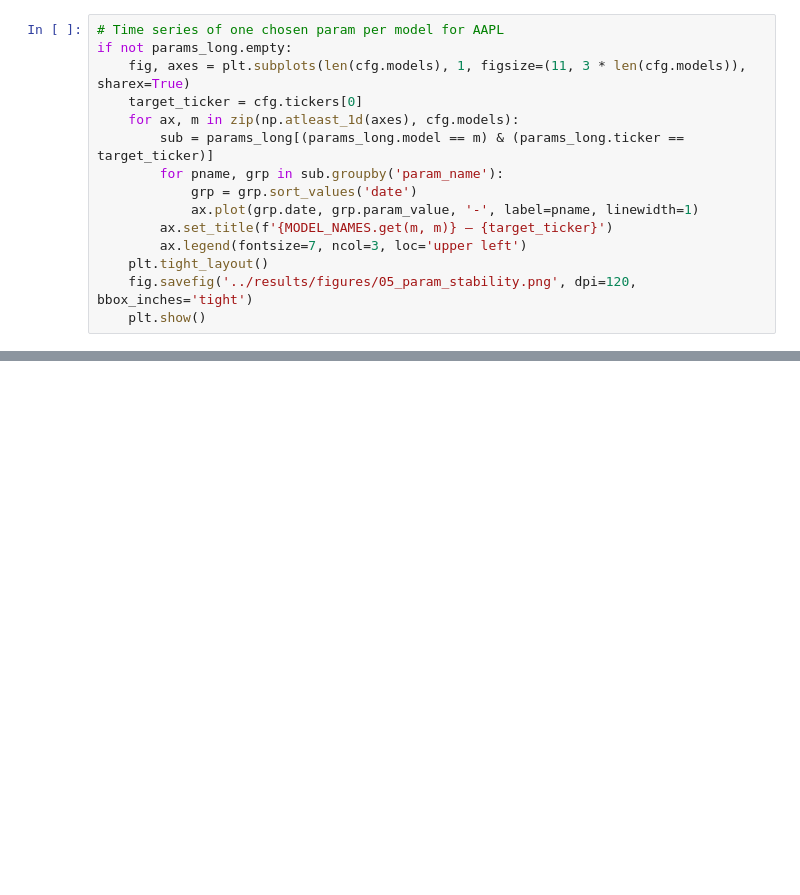
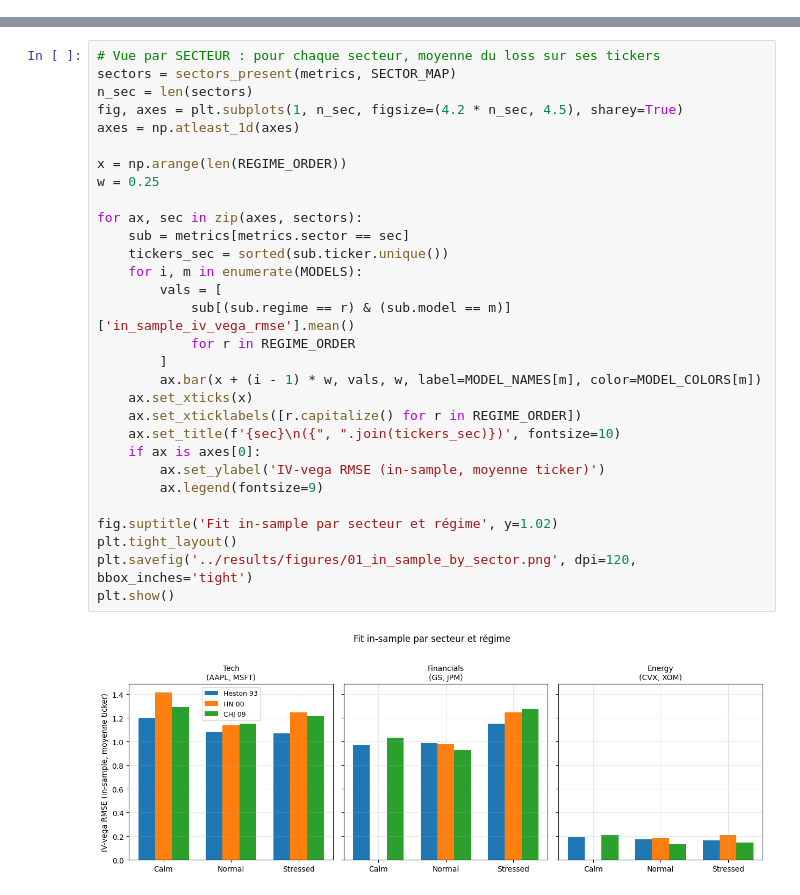
Before and after one commit to theomonredon/option_pricing_comparison_Heston93_HN00_CHJ09, a Jupyter notebook: notebooks/analysis.ipynb, the cells around one changed output, grey strips where cells are left out. Cells and saved outputs as stored; diff of their text form; blank space fills up the shorter version.

```diff
--- a/notebooks/analysis.ipynb
+++ b/notebooks/analysis.ipynb
@@ -223,15 +0,0 @@ else:
-# %%
-# Time series of one chosen param per model for AAPL
-if not params_long.empty:
-    fig, axes = plt.subplots(len(cfg.models), 1, figsize=(11, 3 * len(cfg.models)), sharex=True)
-    target_ticker = cfg.tickers[0]
-    for ax, m in zip(np.atleast_1d(axes), cfg.models):
-        sub = params_long[(params_long.model == m) & (params_long.ticker == target_ticker)]
-        for pname, grp in sub.groupby('param_name'):
-            grp = grp.sort_values('date')
-            ax.plot(grp.date, grp.param_value, '-', label=pname, linewidth=1)
-        ax.set_title(f'{MODEL_NAMES.get(m, m)} — {target_ticker}')
-        ax.legend(fontsize=7, ncol=3, loc='upper left')
-    plt.tight_layout()
-    fig.savefig('../results/figures/05_param_stability.png', dpi=120, bbox_inches='tight')
-    plt.show()
@@ -298,0 +141,32 @@ print(metrics.groupby('model')['calibration_time_sec'].agg(['median', 'mean', 's
+# %%
+# Vue par SECTEUR : pour chaque secteur, moyenne du loss sur ses tickers
+sectors = sectors_present(metrics, SECTOR_MAP)
+n_sec = len(sectors)
+fig, axes = plt.subplots(1, n_sec, figsize=(4.2 * n_sec, 4.5), sharey=True)
+axes = np.atleast_1d(axes)
+
+x = np.arange(len(REGIME_ORDER))
+w = 0.25
+
+for ax, sec in zip(axes, sectors):
+    sub = metrics[metrics.sector == sec]
+    tickers_sec = sorted(sub.ticker.unique())
+    for i, m in enumerate(MODELS):
+        vals = [
+            sub[(sub.regime == r) & (sub.model == m)]['in_sample_iv_vega_rmse'].mean()
+            for r in REGIME_ORDER
+        ]
+        ax.bar(x + (i - 1) * w, vals, w, label=MODEL_NAMES[m], color=MODEL_COLORS[m])
+    ax.set_xticks(x)
+    ax.set_xticklabels([r.capitalize() for r in REGIME_ORDER])
+    ax.set_title(f'{sec}\n({", ".join(tickers_sec)})', fontsize=10)
+    if ax is axes[0]:
+        ax.set_ylabel('IV-vega RMSE (in-sample, moyenne ticker)')
+        ax.legend(fontsize=9)
+
+fig.suptitle('Fit in-sample par secteur et régime', y=1.02)
+plt.tight_layout()
+plt.savefig('../results/figures/01_in_sample_by_sector.png', dpi=120, bbox_inches='tight')
+plt.show()
+# %% [output]
+[figure, added]
```
Also changed, not shown: parts of 41 cells of this notebook, 17 other files.
